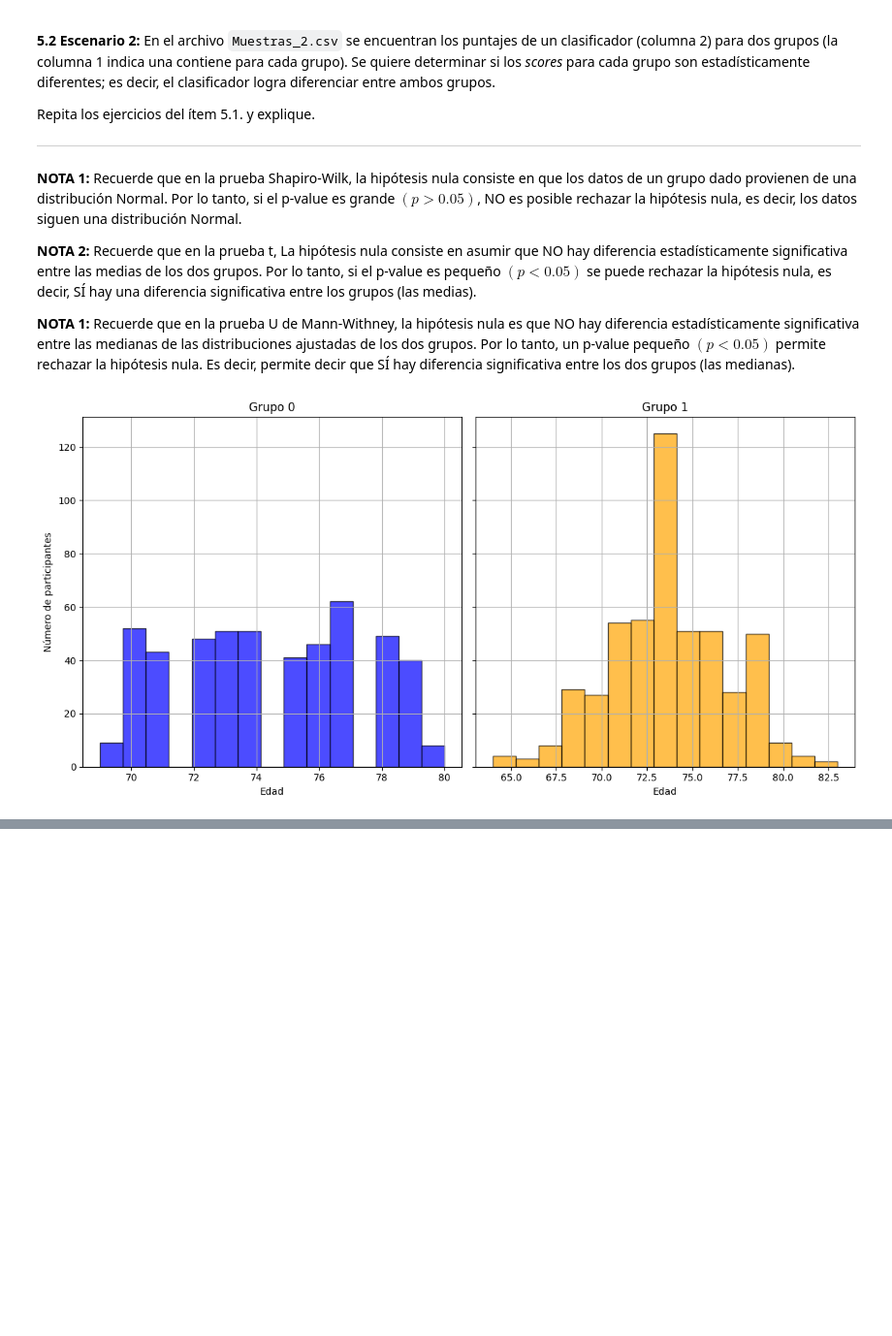
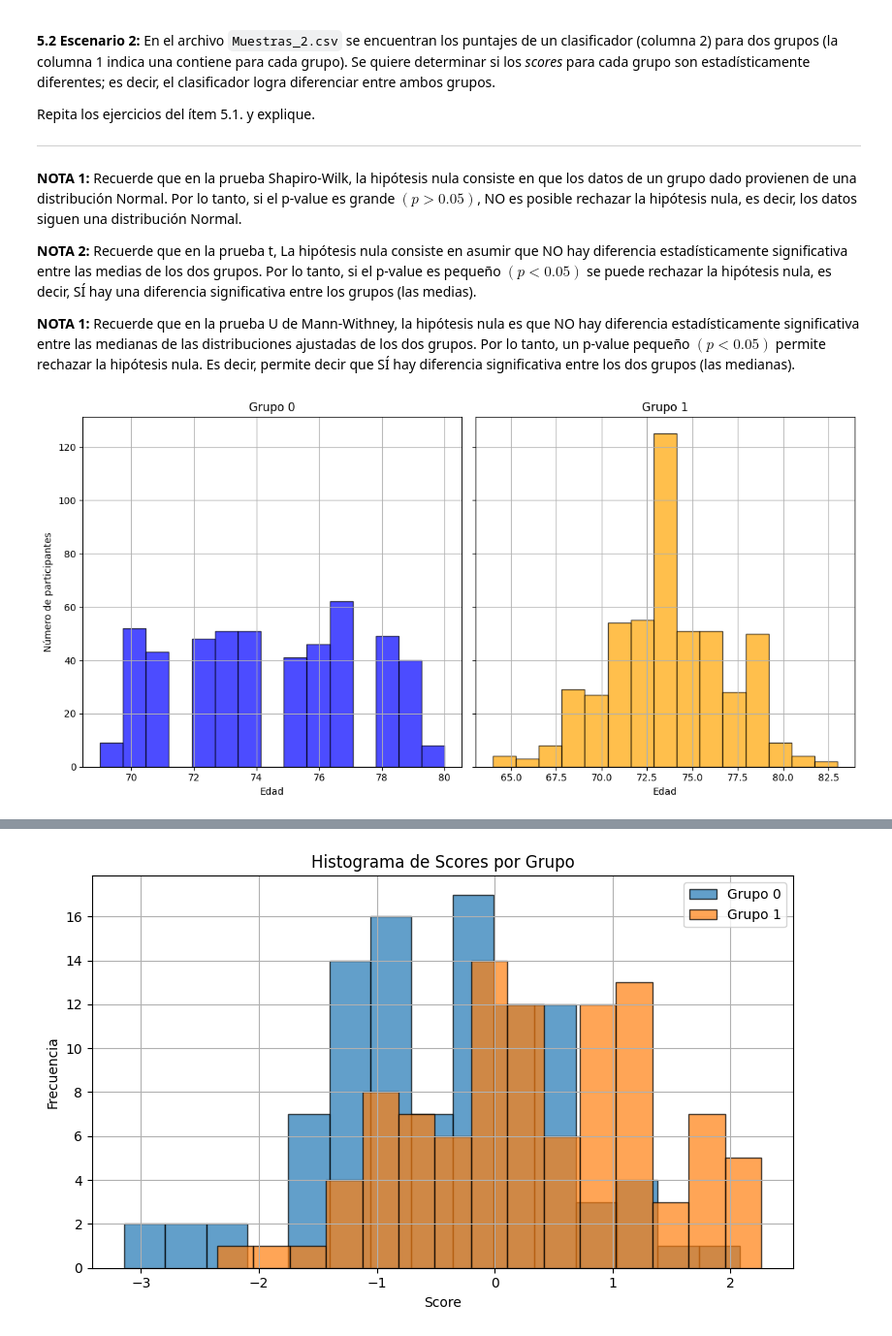
Before and after one commit to jbcgames/Lab_3_senales, a Jupyter notebook: Lab3_VA_PA_Estudiante.ipynb, the cells around one changed output, grey strips where cells are left out. Shown at 97% size. Drawn from its saved outputs; the diff is of its cells as text; code cells hidden in the pictures; blank space fills up the shorter version.

```diff
--- a/Lab3_VA_PA_Estudiante.ipynb
+++ b/Lab3_VA_PA_Estudiante.ipynb
@@ -624,7 +669,7 @@ Repita los ejercicios del ítem 5.1. y explique.
 
 **NOTA 1:** Recuerde que en la prueba U de Mann-Withney, la hipótesis nula es que NO hay diferencia estadísticamente significativa entre las medianas de las distribuciones ajustadas de los dos grupos. Por lo tanto, un p-value pequeño $(p < 0.05)$ permite rechazar la hipótesis nula. Es decir, permite decir que SÍ hay diferencia significativa entre los dos grupos (las medianas).
 # %%
-def ejercicio5_1(ruta_csv):
+def ejercicio5_1_1(ruta_csv):
     # Cargar archivo
     datos = pd.read_csv(ruta_csv)
 
@@ -668,13 +713,13 @@ def ejercicio5_1(ruta_csv):
         print("Las medias son diferentes.")
 
     return grupo0, grupo1
-def ejercicio5_2(grupo0, grupo1):
+def ejercicio5_1_2(grupo0, grupo1):
     stat0, p0 = shapiro(grupo0)
     stat1, p1 = shapiro(grupo1)
 
     print("Resultados prueba de Shapiro-Wilk:")
-    print(f"Grupo 0 - p-value: {p0:.4f} {'✅ Normal' if p0 > 0.05 else '❌ No normal'}")
-    print(f"Grupo 1 - p-value: {p1:.4f} {'✅ Normal' if p1 > 0.05 else '❌ No normal'}")
+    print(f"Grupo 0 - p-value: {p0:.4f} {'Normal' if p0 > 0.05 else 'No normal'}")
+    print(f"Grupo 1 - p-value: {p1:.4f} {'Normal' if p1 > 0.05 else 'No normal'}")
     print("-" * 50)
 
     # Decisión basada en normalidad
@@ -698,8 +743,78 @@ def ejercicio5_2(grupo0, grupo1):
 
 
     return
-grupo0, grupo1 = ejercicio5_1('https://raw.githubusercontent.com/jbcgames/Lab_3_senales/main/Muestras_1.csv')
-ejercicio5_2(grupo0, grupo1)
+def ejercicio5_2(ruta_csv,
+                 label_col='label',
+                 score_col='score',
+                 bins=15):
+    """
+    Lee los puntajes de un clasificador para dos grupos y evalúa si las distribuciones
+    de scores son diferentes estadísticamente.
+
+    Parámetros
+    ----------
+    ruta_csv : str
+        Ruta o URL al CSV con dos columnas: label y score.
+    label_col : str
+        Nombre de la columna que indica el grupo (0 o 1).
+    score_col : str
+        Nombre de la columna con los puntajes del clasificador.
+    bins : int
+        Número de bins para el histograma.
+
+    Devuelve
+    --------
+    None: imprime resultados y muestra gráficas.
+    """
+    # 1) Carga de datos y separación de grupos
+    datos = pd.read_csv(ruta_csv)
+    g0 = datos[datos[label_col] == 0][score_col]
+    g1 = datos[datos[label_col] == 1][score_col]
+
+    # 2) Histograma comparativo
+    plt.figure(figsize=(8,5))
+    plt.hist(g0, bins=bins, alpha=0.7, label='Grupo 0', edgecolor='black')
+    plt.hist(g1, bins=bins, alpha=0.7, label='Grupo 1', edgecolor='black')
+    plt.title("Histograma de Scores por Grupo")
+    plt.xlabel("Score")
+    plt.ylabel("Frecuencia")
+    plt.legend()
+    plt.grid(True)
+    plt.tight_layout()
+    plt.show()
+
+    # 3) Media y desviación estándar
+    m0, s0 = g0.mean(), g0.std(ddof=1)
+    m1, s1 = g1.mean(), g1.std(ddof=1)
+    print(f"Grupo 0 — Media: {m0:.3f}, DE: {s0:.3f}")
+    print(f"Grupo 1 — Media: {m1:.3f}, DE: {s1:.3f}")
+
+    # 4) Prueba de normalidad Shapiro-Wilk
+    stat0, p0 = shapiro(g0)
+    stat1, p1 = shapiro(g1)
+    print("\nShapiro-Wilk:")
+    print(f"  Grupo 0: p = {p0:.4f} → {'Normal' if p0>0.05 else 'No normal'}")
+    print(f"  Grupo 1: p = {p1:.4f} → {'Normal' if p1>0.05 else 'No normal'}")
+
+    # 5) Selección y ejecución de prueba de hipótesis
+    if p0>0.05 and p1>0.05:
+        print("\nAmbos grupos normales → t-test independiente (Welch)")
+        stat, pval = ttest_ind(g0, g1, equal_var=False)
+        prueba = "t-test (Welch)"
+    else:
+        print("\nAl menos un grupo no normal → Mann–Whitney U test")
+        stat, pval = mannwhitneyu(g0, g1, alternative='two-sided')
+        prueba = "Mann–Whitney U"
+
+    print(f"{prueba}: estadístico = {stat:.3f}, p = {pval:.4f}")
+    if pval < 0.05:
+        print("→ Diferencia estadísticamente significativa (p < 0.05).")
+    else:
+        print("→ No hay diferencia significativa (p ≥ 0.05).")
+
+grupo0, grupo1 = ejercicio5_1_1('https://raw.githubusercontent.com/jbcgames/Lab_3_senales/main/Muestras_1.csv')
+ejercicio5_1_2(grupo0, grupo1)
+ejercicio5_2(ruta_csv='https://raw.githubusercontent.com/jbcgames/Lab_3_senales/main/Muestras_2.csv',)
 # %% [output]
 [figure]
 Grupo 0 - Media: 74.47, Desviación estándar: 2.98
@@ -712,5 +827,6 @@ Grupo 1 - p-value: 0.0015 ❌ No normal
 --------------------------------------------------
 Al menos uno de los grupos no es normal. Procedemos con Mann-Whitney U test.
 Prueba utilizada: Mann-Whitney U test
 p-value: 0.0003
 Hay una diferencia estadísticamente significativa entre los dos grupos (p < 0.05).
+[figure, added]
```
Also changed, not shown: parts of 8 cells of this notebook.
